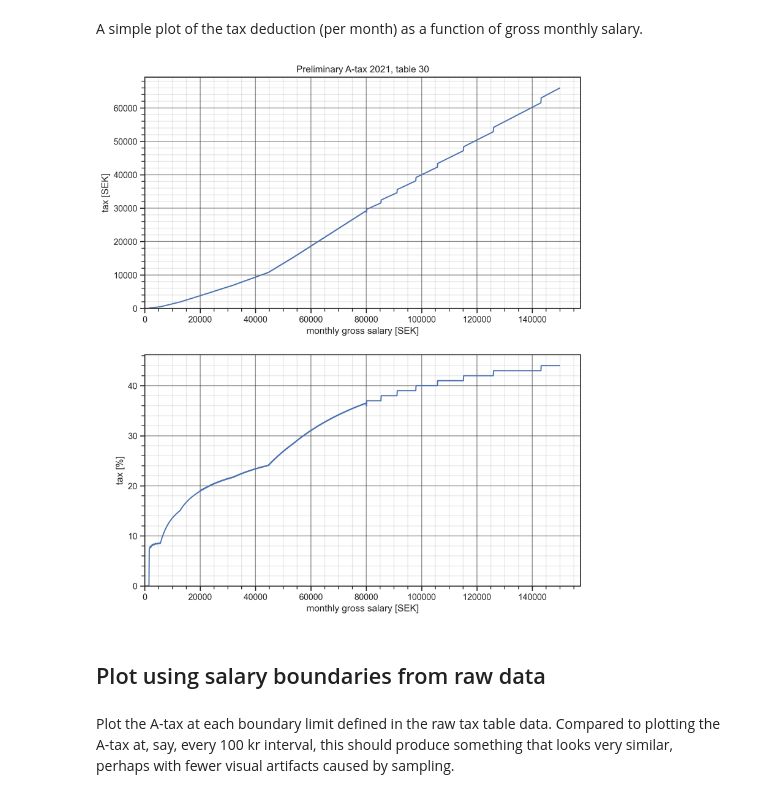
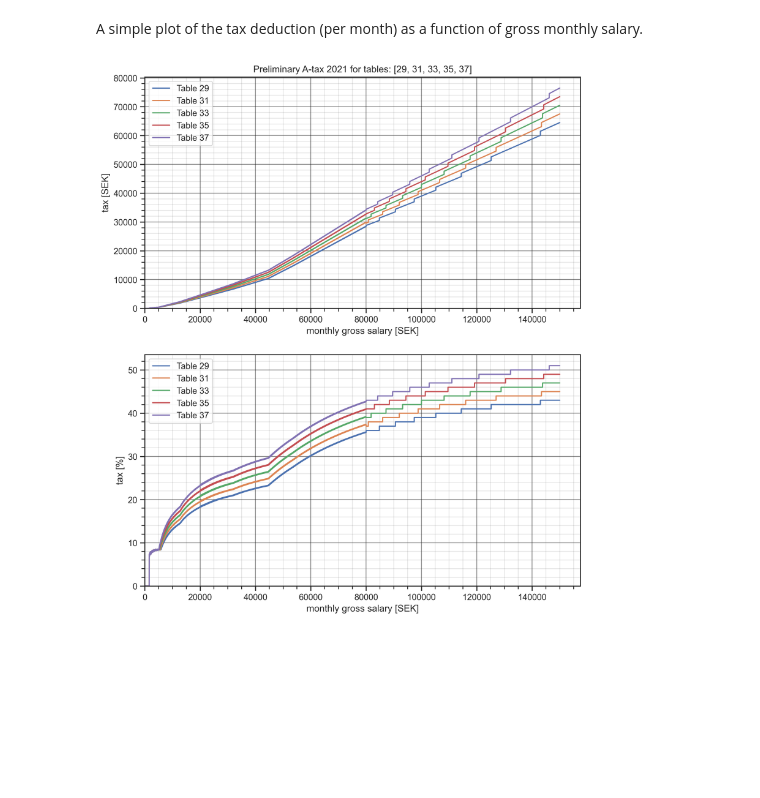
Before and after one commit to jonkr/skattplot, a Jupyter notebook: skattplot.ipynb, the cells around one changed output. Saved outputs shown, nothing was run; the diff lists cells and outputs as text; code cells hidden in the pictures; blank space fills up the shorter version.

```diff
--- a/skattplot.ipynb
+++ b/skattplot.ipynb
@@ -25,37 +25,41 @@ matplotlib.rcParams['figure.dpi'] = 300
 A simple plot of the tax deduction (per month) as a function of gross monthly salary.
 # %%
 from atax import ATax
-TAX_TABLE_NO = 30
-monthly_salary = range(1, 150000, 100)
-atax_table = ATax(TAX_TABLE_NO)
-atax = [atax_table.get(s) for s in monthly_salary]
-atax_ratio = [atax_table.get(s) * 100.0 / s for s in monthly_salary]
+TAX_TABLE_NUMBERS = [29, 31, 33, 35, 37]
+monthly_salary = range(1, 150000, 10)
+atax_tables = dict()
+for table_number in TAX_TABLE_NUMBERS:
+    table=ATax(table_number=table_number)
+    atax_tables[table_number] = dict(
+        atax=[table(s) for s in monthly_salary],
+        atax_ratio=[table(s) * 100.0 / s for s in monthly_salary],
+    )
 
 plt.figure(figsize=(10, 12), facecolor='white')
 
 plt.subplot(2,1,1)
-plt.plot(monthly_salary, atax)
-plt.title(f'Preliminary A-tax 2021, table {TAX_TABLE_NO}')
+for table_number, data in atax_tables.items():
+    plt.plot(monthly_salary, data['atax'], label=f'Table {table_number}')
+plt.title(f'Preliminary A-tax 2021 for tables: {TAX_TABLE_NUMBERS}')
 plt.xlabel('monthly gross salary [SEK]')
 plt.ylabel('tax [SEK]')
 plt.gca().set_ylim(ymin=0)
 plt.gca().set_xlim(xmin=0)
 plt.grid(visible=True, which='major', color='k', linestyle='-', alpha=0.5)
 plt.grid(visible=True, which='minor', color='k', linestyle='-', alpha=0.1)
 plt.minorticks_on()
+plt.legend()
 
 plt.subplot(2,1,2)
-plt.plot(monthly_salary, atax_ratio)
+for table_number, data in atax_tables.items():
+    plt.plot(monthly_salary, data['atax_ratio'], label=f'Table {table_number}')
 plt.xlabel('monthly gross salary [SEK]')
 plt.ylabel('tax [%]')
 plt.gca().set_ylim(ymin=0)
 plt.gca().set_xlim(xmin=0)
 plt.grid(visible=True, which='major', color='k', linestyle='-', alpha=0.5)
 plt.grid(visible=True, which='minor', color='k', linestyle='-', alpha=0.1)
 plt.minorticks_on()
+plt.legend();
 # %% [output]
-[figure, old version]
+[figure, new version]
-# %% [markdown]
-## Plot using salary boundaries from raw data
-# %% [markdown]
-Plot the A-tax at each boundary limit defined in the raw tax table data. Compared to plotting the A-tax at, say, every 100 kr interval, this should produce something that looks very similar, perhaps with fewer visual artifacts caused by sampling.
```
Also changed, not shown: parts of 4 cells of this notebook, 6 other files.
